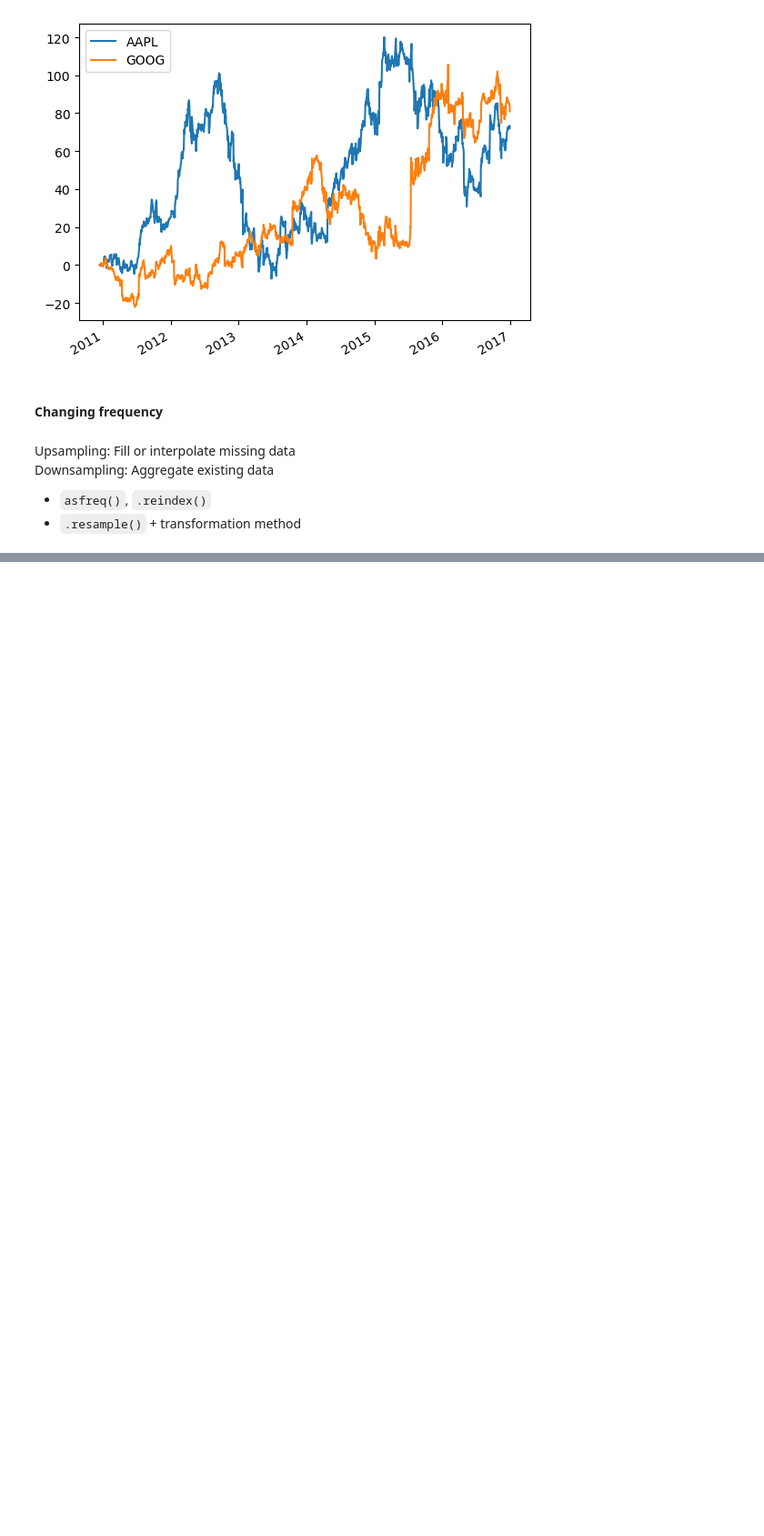
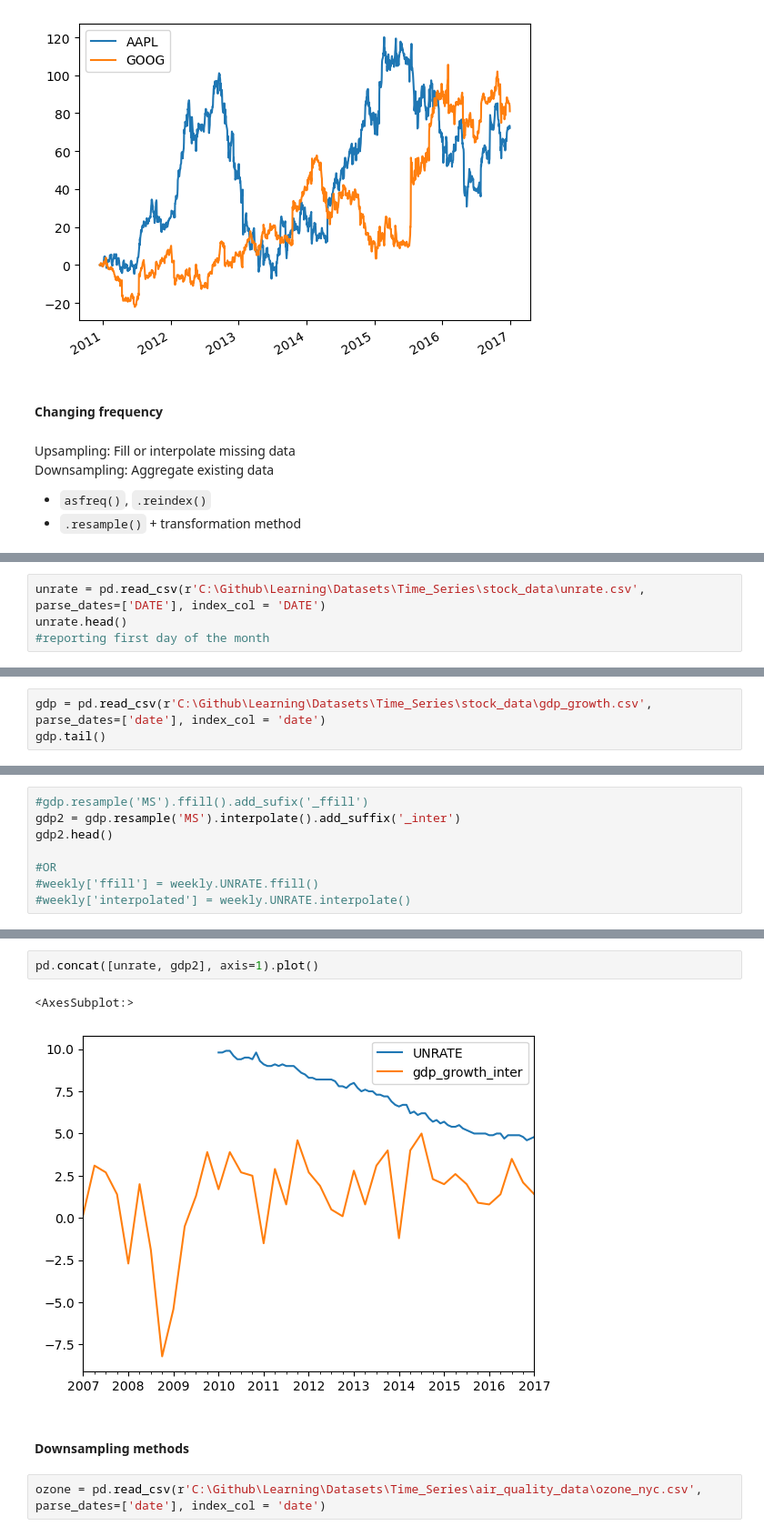
Before and after one commit to luislerma5593/Learning, a Jupyter notebook: Python/Time_Series.ipynb, the cells around one changed output, grey strips where cells are left out. Shown at 91% size. Saved outputs shown, nothing was run; the diff lists cells and outputs as text; blank space fills up the shorter version.

```diff
--- a/Python/Time_Series.ipynb
+++ b/Python/Time_Series.ipynb
@@ -301,0 +351,4 @@ Downsampling: Aggregate existing data
+# %%
+unrate = pd.read_csv(r'C:\Github\Learning\Datasets\Time_Series\stock_data\unrate.csv', parse_dates=['DATE'], index_col = 'DATE')
+unrate.head()
+#reporting first day of the month
@@ -301,0 +384,3 @@ Downsampling: Aggregate existing data
+# %%
+gdp = pd.read_csv(r'C:\Github\Learning\Datasets\Time_Series\stock_data\gdp_growth.csv', parse_dates=['date'], index_col = 'date')
+gdp.tail()
@@ -301,0 +395,8 @@ Downsampling: Aggregate existing data
+# %%
+#gdp.resample('MS').ffill().add_sufix('_ffill')
+gdp2 = gdp.resample('MS').interpolate().add_suffix('_inter')
+gdp2.head()
+
+#OR
+#weekly['ffill'] = weekly.UNRATE.ffill()
+#weekly['interpolated'] = weekly.UNRATE.interpolate()
@@ -301,0 +411,9 @@ Downsampling: Aggregate existing data
+# %%
+pd.concat([unrate, gdp2], axis=1).plot()
+# %% [output]
+<AxesSubplot:>
+[figure, added]
+# %% [markdown]
+#### Downsampling methods
+# %%
+ozone = pd.read_csv(r'C:\Github\Learning\Datasets\Time_Series\air_quality_data\ozone_nyc.csv', parse_dates=['date'], index_col = 'date')
```
Also changed, not shown: parts of 22 cells of this notebook, 1 other file.
